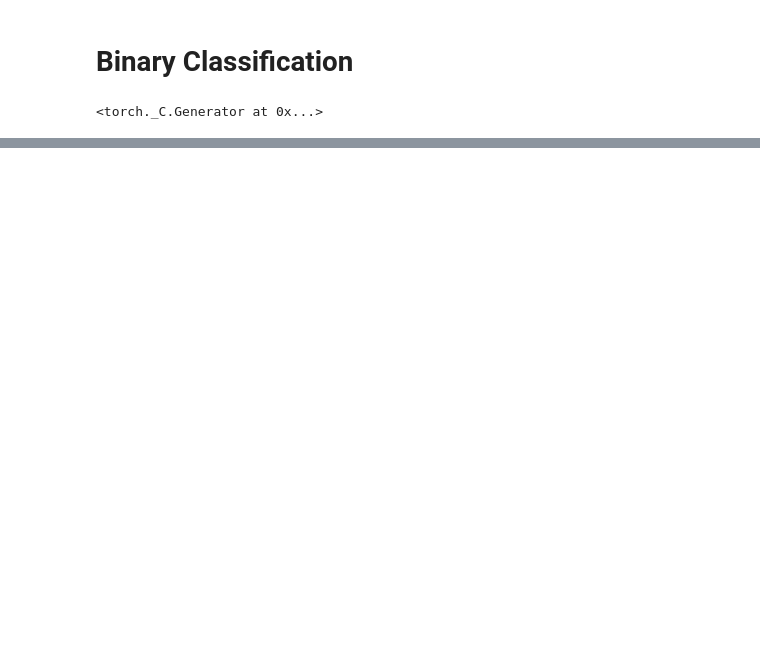
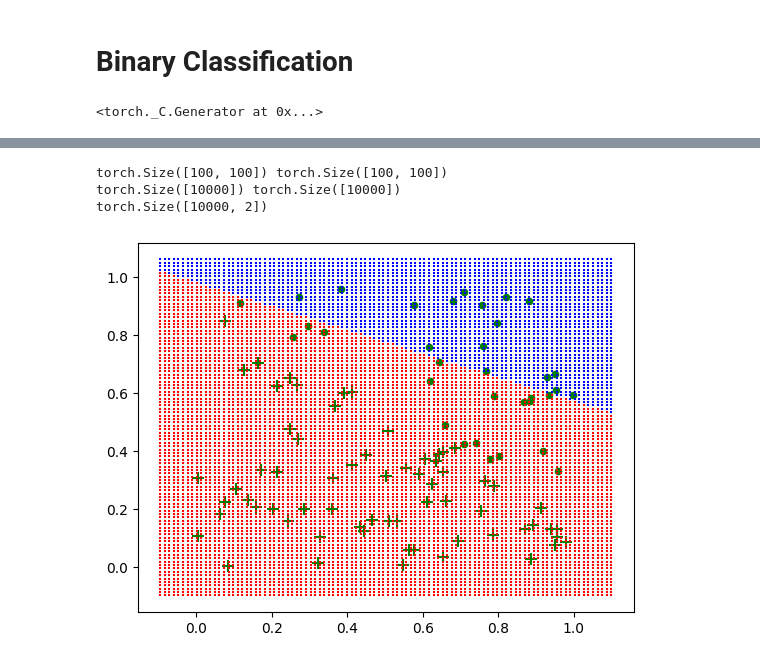
Before and after one commit to sriram-gupta/diy-ml, a Jupyter notebook: notebooks/02LinearClassification.ipynb, the cells around one changed output, grey strips where cells are left out. Cells and saved outputs as stored; diff of their text form; code cells hidden in the pictures; blank space fills up the shorter version.

```diff
--- a/notebooks/02LinearClassification.ipynb
+++ b/notebooks/02LinearClassification.ipynb
@@ -44,0 +256,61 @@ plt.show()
+# %%
+
+
+def plotData(X,y):
+    import numpy as np
+    # Plotting Everything
+    y_n = y.numpy()
+    zero_indices = (y_n==0).squeeze()
+    one_indices = (y_n==1).squeeze()
+
+
+    plt.scatter(X.numpy()[zero_indices,0],X.numpy()[zero_indices,1],s=80,marker='+',c='g')
+    plt.scatter(X.numpy()[one_indices,0],X.numpy()[one_indices,1],s=20,marker='o',c='g')
+
+
+
+
+def plotClassificationModel(X,model):
+    x1_min, x1_max = X[:, 0].min() -0.1, X[:, 0].max() +0.1
+    x2_min, x2_max = X[:, 1].min() -0.1, X[:, 1].max() +0.1
+
+    x1= torch.linspace(x1_min, x1_max, 100)
+    x2= torch.linspace(x2_min, x2_max, 100)
+
+    # Generate all combinations of x1 and x2 pairs
+    xx, yy = torch.meshgrid(x1, x2)
+
+
+    print(xx.shape, yy.shape)
+    # # Flatten the grid into two separate 1D tensors
+    x1_mesh, x2_mesh = xx.flatten(), yy.flatten()
+
+
+    print(x1_mesh.shape, x2_mesh.shape)
+
+
+    X_tensor = torch.stack((x1_mesh, x2_mesh), dim=1)
+    # # torch.tensor(np.hstack([x1,x2])).reshape(100,-1)
+
+
+    print(X_tensor.shape)
+
+
+
+    Z = model(X_tensor)
+    Z = Z > 0.5
+
+
+    zero_indices = (Z==False).squeeze()
+    one_indices = (Z==True).squeeze()
+
+
+    plt.scatter(X_tensor.numpy()[zero_indices,0],X_tensor.numpy()[zero_indices,1],s=1,marker='+',c='r')
+    plt.scatter(X_tensor.numpy()[one_indices,0],X_tensor.numpy()[one_indices,1],s=1,marker='+',c='b')
+
+plotClassificationModel(X,model)
+# %% [output]
+torch.Size([100, 100]) torch.Size([100, 100])
+torch.Size([10000]) torch.Size([10000])
+torch.Size([10000, 2])
+[figure, added]
```
Also changed, not shown: parts of 7 cells of this notebook.
